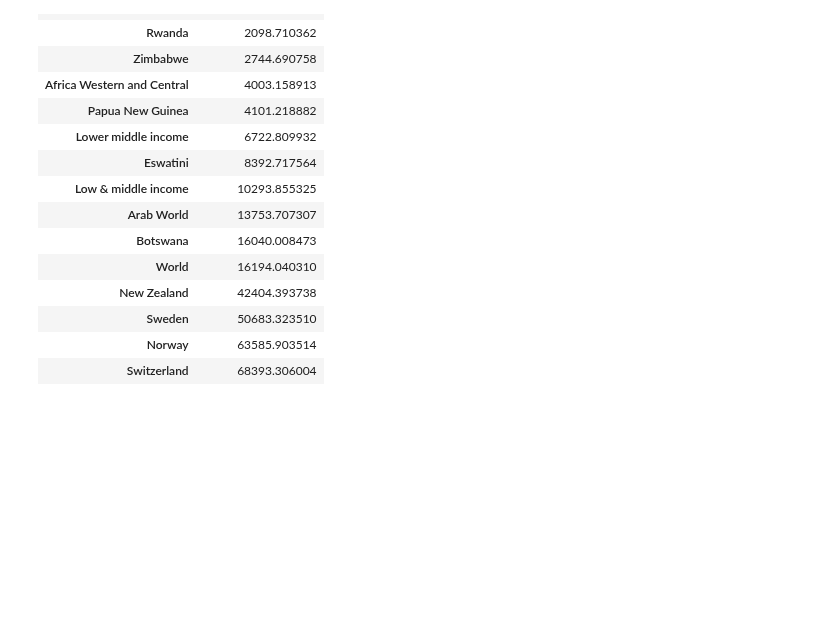
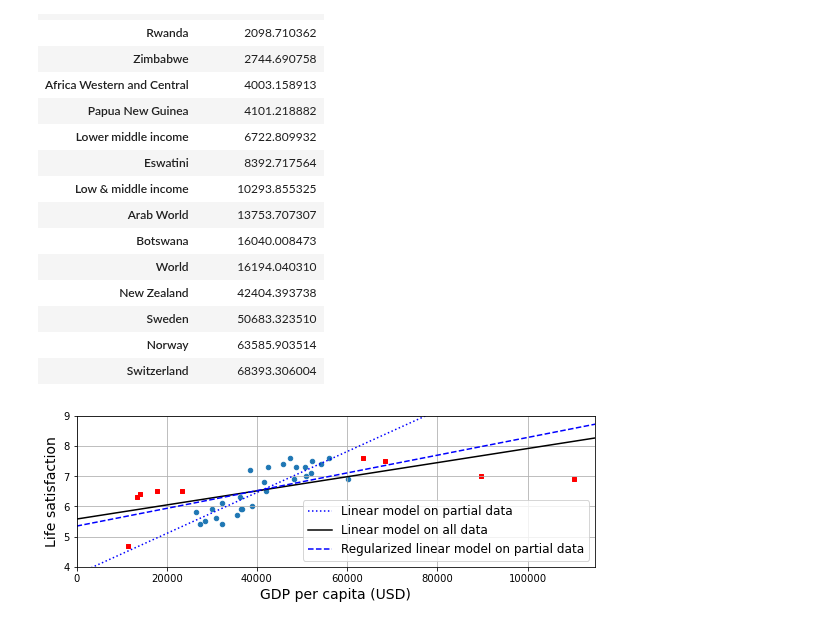
Before and after one commit to AiJared/HandsOnSklearn, a Jupyter notebook: Handson1.ipynb, the cells around one changed output. Cells and saved outputs as stored; diff of their text form; code cells hidden in the pictures; blank space fills up the shorter version.

```diff
--- a/Handson1.ipynb
+++ b/Handson1.ipynb
@@ -413,15 +413,23 @@ gdp_per_capita.loc[all_w_countries].sort_values(by=gdppc_col)
 # %%
 country_stats.plot(kind="scatter", x=gdppc_col, y=lifesat_col, figsize=(8, 3))
 missing_data.plot(kind="scatter", x=gdppc_col, y=lifesat_col,
-                 marker="s", color="r", gride=True, ax=plt.gca())
+                 marker="s", color="r", grid=True, ax=plt.gca())
 X = np.linspace(0, 115_000, 1000)
 plt.plot(X, t0 + t1*X, "b:", label="Linear model on partial data")
 plt.plot(X, t0full + t1full * X, "k-", label="Linear model on all data")
 
 ridge = linear_model.Ridge(alpha=10**9.5)
 X_sample = country_stats[[gdppc_col]]
 y_sample = country_stats[[lifesat_col]]
 ridge.fit(X_sample, y_sample)
 t0ridge, t1ridge = ridge.intercept_[0], ridge.coef_[0][0]
 plt.plot(X, t0ridge + t1ridge * X, "b--",
         label = "Regularized linear model on partial data")
+plt.legend(loc="lower right")
+
+plt.axis([0, 115_000, min_life_sat, max_life_sat])
+
+save_fig('ridge_model_plot')
+plt.show()
+# %% [output]
+[figure, added]
```
Also changed, not shown: 1 other file.
